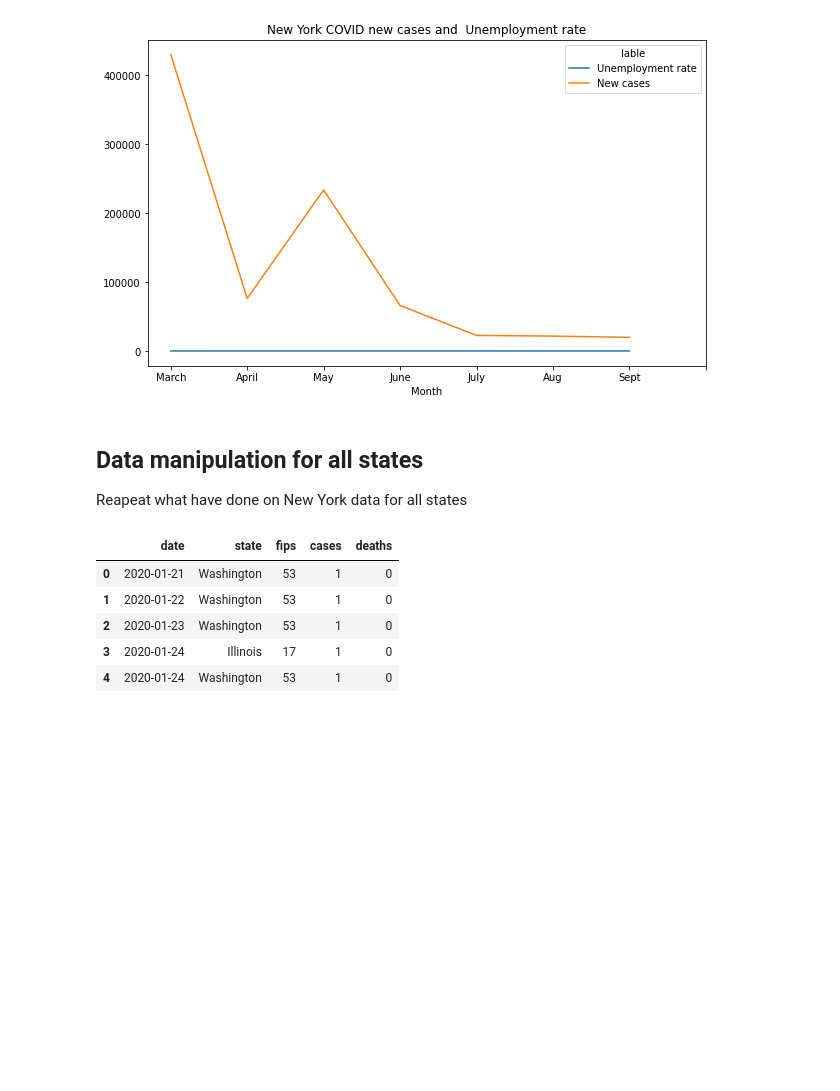
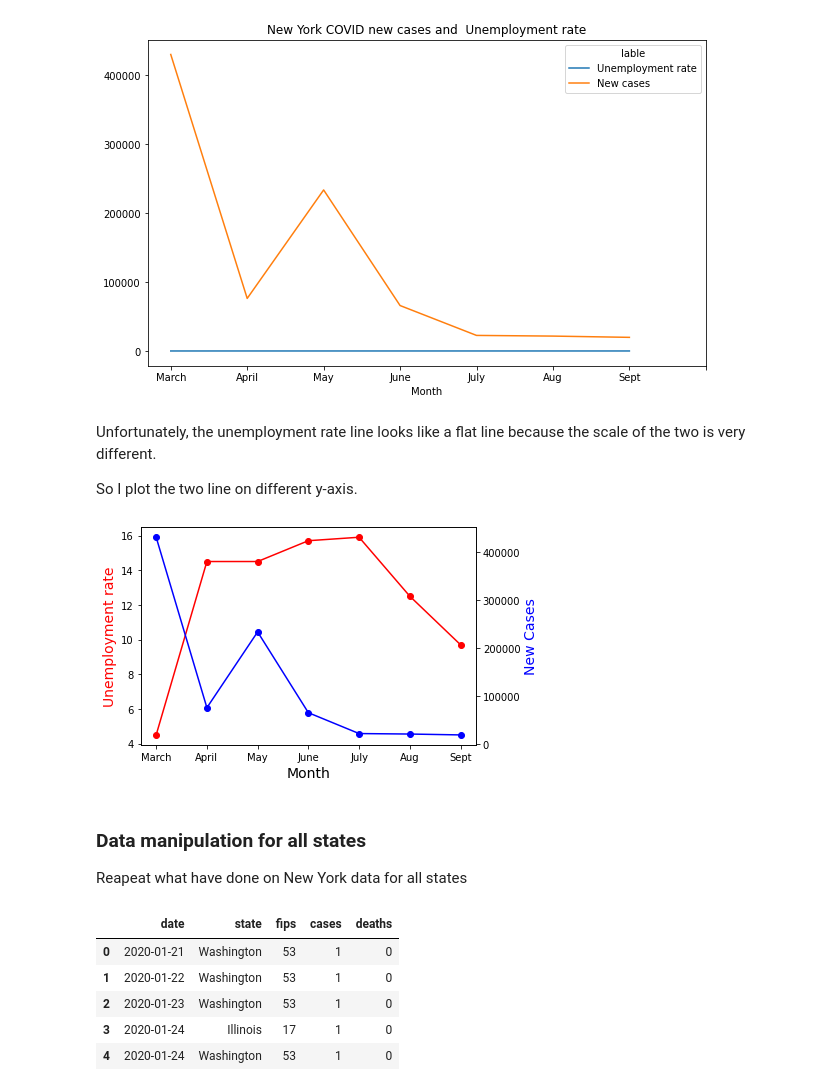
Before and after one commit to XiaonaZhou/data_analytics_2, a Jupyter notebook: Datathon/Unemlployment_rate_US_and_COVID.ipynb, the cells around one changed output. Saved outputs shown, nothing was run; the diff lists cells and outputs as text; code cells hidden in the pictures; blank space fills up the shorter version.

```diff
--- a/Datathon/Unemlployment_rate_US_and_COVID.ipynb
+++ b/Datathon/Unemlployment_rate_US_and_COVID.ipynb
@@ -323,8 +328,31 @@ plt.title("New York COVID new cases and  Unemployment rate")
 # %% [output]
 Text(0.5, 1.0, 'New York COVID new cases and  Unemployment rate')
 [figure]
+# %% [markdown]
+Unfortunately, the unemployment rate line looks like a flat line because the scale of the two is very different.
+
+So I plot the two line on different y-axis.
+# %%
+# create figure and axis objects with subplots()
+fig,ax = plt.subplots()
+# make a plot
+ax.plot(ny_all['Month'], ny_all['Unemployment rate'], color="red", marker="o")
+# set x-axis label
+ax.set_xlabel("Month",fontsize=14)
+# set y-axis label
+ax.set_ylabel("Unemployment rate",color="red",fontsize=14)
+
+
+# twin object for two different y-axis on the sample plot
+ax2=ax.twinx()
+# make a plot with different y-axis using second axis object
+ax2.plot(ny_all['Month'], ny_all['New cases'],color="blue",marker="o")
+ax2.set_ylabel("New Cases",color="blue",fontsize=14)
+plt.show()
+# %% [output]
+[figure, added]
 # %% [markdown]
-## Data manipulation for all states
+### Data manipulation for all states
 
 Reapeat what have done on New York data for all states
 # %%
```
Also changed, not shown: parts of 16 cells of this notebook.
